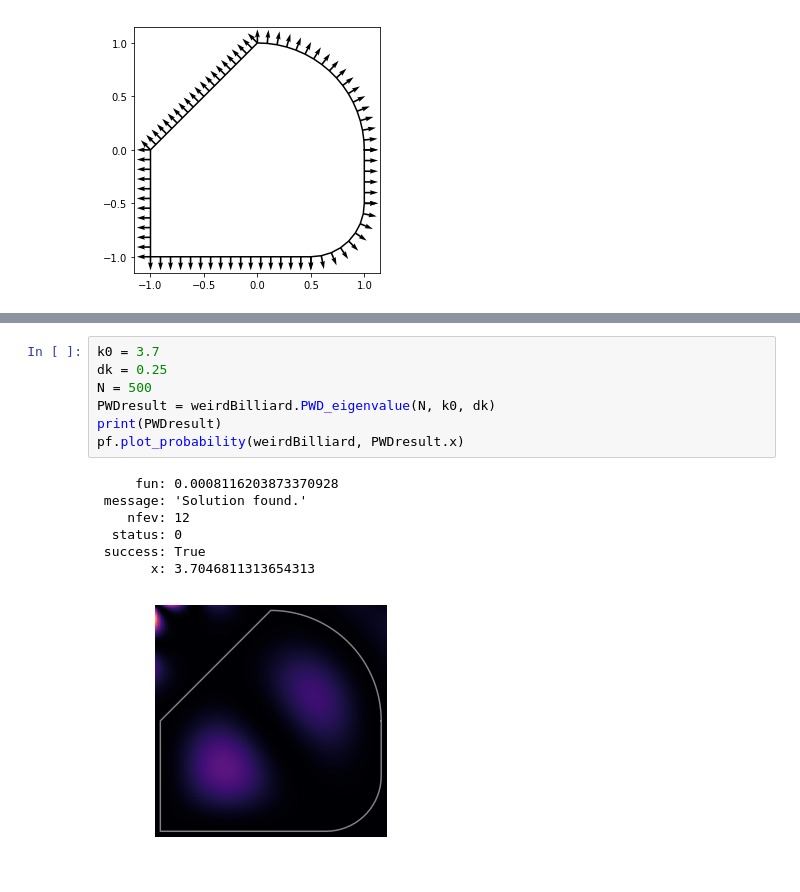
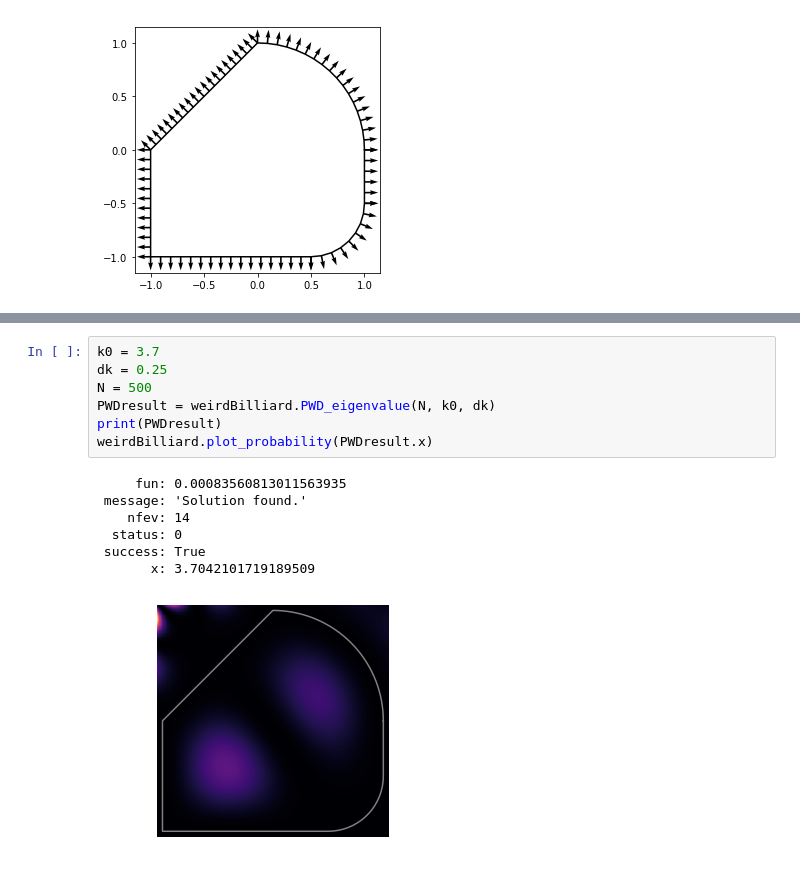
Before and after one commit to benokit/quantum-billiards, a Jupyter notebook: Quantum billiard test notebook.ipynb, the cells around one changed output, grey strips where cells are left out. Saved outputs shown, nothing was run; the diff lists cells and outputs as text.

```diff
--- a/Quantum billiard test notebook.ipynb
+++ b/Quantum billiard test notebook.ipynb
@@ -179,18 +158,18 @@ pf.plot_tension(weirdBilliard, k1, k2, N = 200, grid = 400)
 # %%
 k0 = 3.7
 dk = 0.25
 N = 500
 PWDresult = weirdBilliard.PWD_eigenvalue(N, k0, dk)
 print(PWDresult)
-pf.plot_probability(weirdBilliard, PWDresult.x)
+weirdBilliard.plot_probability(PWDresult.x)
 # %% [output]
-     fun: 0.0008116203873370928
+     fun: 0.00083560813011563935
  message: 'Solution found.'
-    nfev: 12
+    nfev: 14
   status: 0
  success: True
-       x: 3.7046811313654313
+       x: 3.7042101719189509
-[figure, old version]
+[figure, new version]
 # %%
 k0 = 4
 dk = 0.25
```
Also changed, not shown: parts of 18 cells of this notebook, 12 other files.
